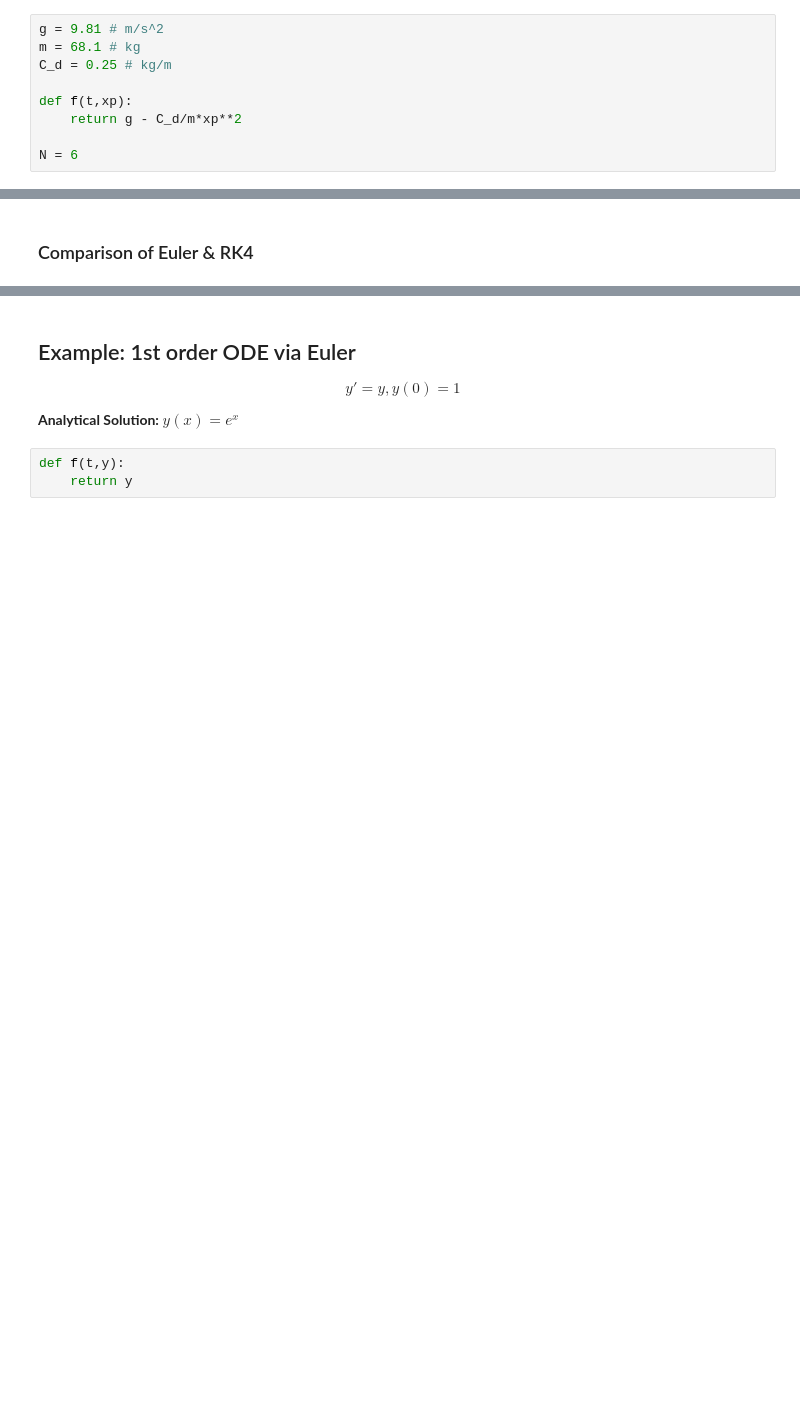
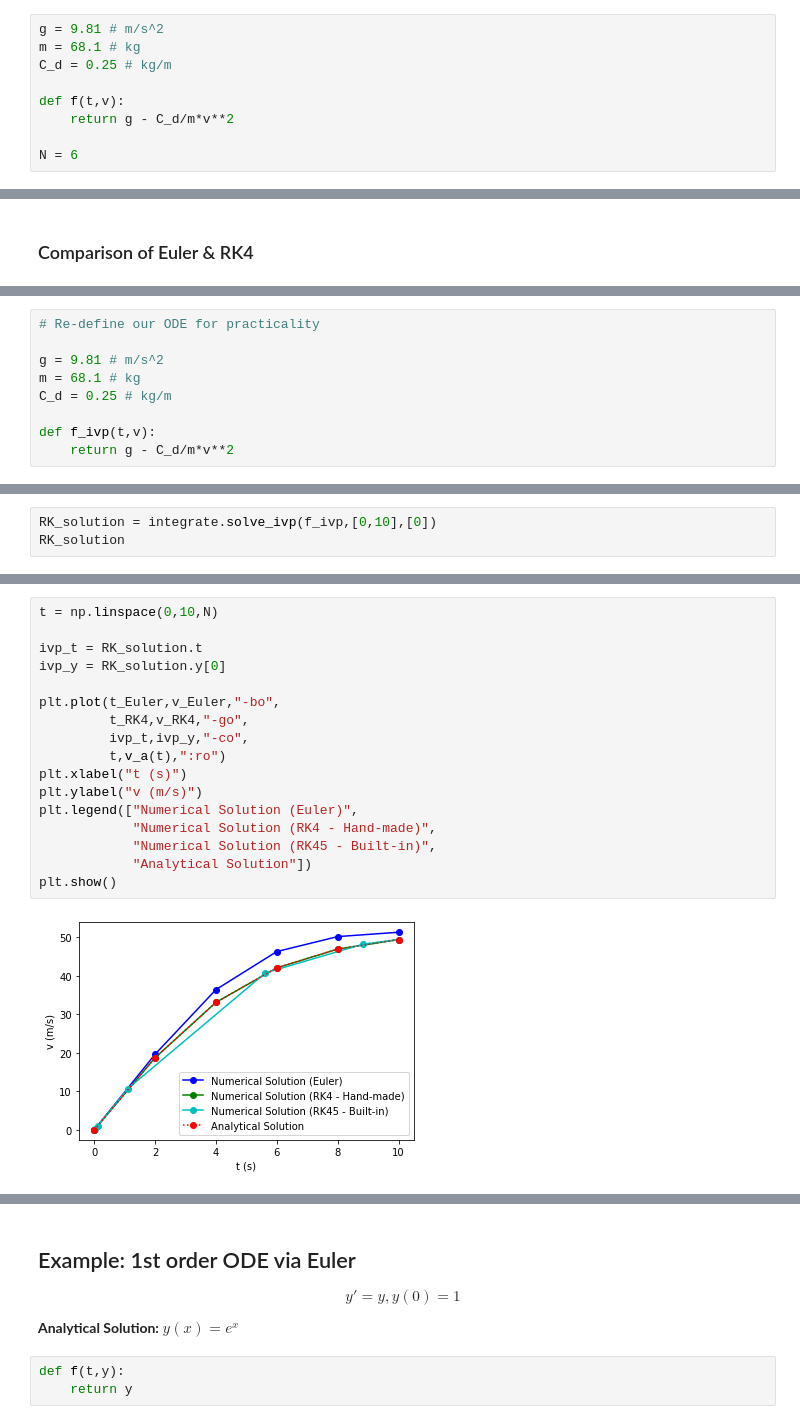
Before and after one commit to emresururi/FIZ228, a Jupyter notebook: _sources/FIZ228_08_OrdinaryDifferentialEquations.ipynb, the cells around one changed output, grey strips where cells are left out. Drawn from its saved outputs; the diff is of its cells as text; blank space fills up the shorter version.

```diff
--- a/_sources/FIZ228_08_OrdinaryDifferentialEquations.ipynb
+++ b/_sources/FIZ228_08_OrdinaryDifferentialEquations.ipynb
@@ -421,8 +421,8 @@ g = 9.81 # m/s^2
 m = 68.1 # kg
 C_d = 0.25 # kg/m
 
-def f(t,xp):
-    return g - C_d/m*xp**2
+def f(t,v):
+    return g - C_d/m*v**2
 
 N = 6
 # %% [markdown]
@@ -575,0 +603,9 @@ plt.show()
+# %%
+# Re-define our ODE for practicality
+
+g = 9.81 # m/s^2
+m = 68.1 # kg
+C_d = 0.25 # kg/m
+
+def f_ivp(t,v):
+    return g - C_d/m*v**2
@@ -575,0 +616,3 @@ plt.show()
+# %%
+RK_solution = integrate.solve_ivp(f_ivp,[0,10],[0])
+RK_solution
@@ -575,0 +635,19 @@ plt.show()
+# %%
+t = np.linspace(0,10,N)
+
+ivp_t = RK_solution.t
+ivp_y = RK_solution.y[0]
+
+plt.plot(t_Euler,v_Euler,"-bo",
+         t_RK4,v_RK4,"-go",
+         ivp_t,ivp_y,"-co",
+         t,v_a(t),":ro")
+plt.xlabel("t (s)")
+plt.ylabel("v (m/s)")
+plt.legend(["Numerical Solution (Euler)",
+            "Numerical Solution (RK4 - Hand-made)",
+            "Numerical Solution (RK45 - Built-in)",
+            "Analytical Solution"])
+plt.show()
+# %% [output]
+[figure, added]
```
Also changed, not shown: parts of 19 cells of this notebook, 20 other files.
